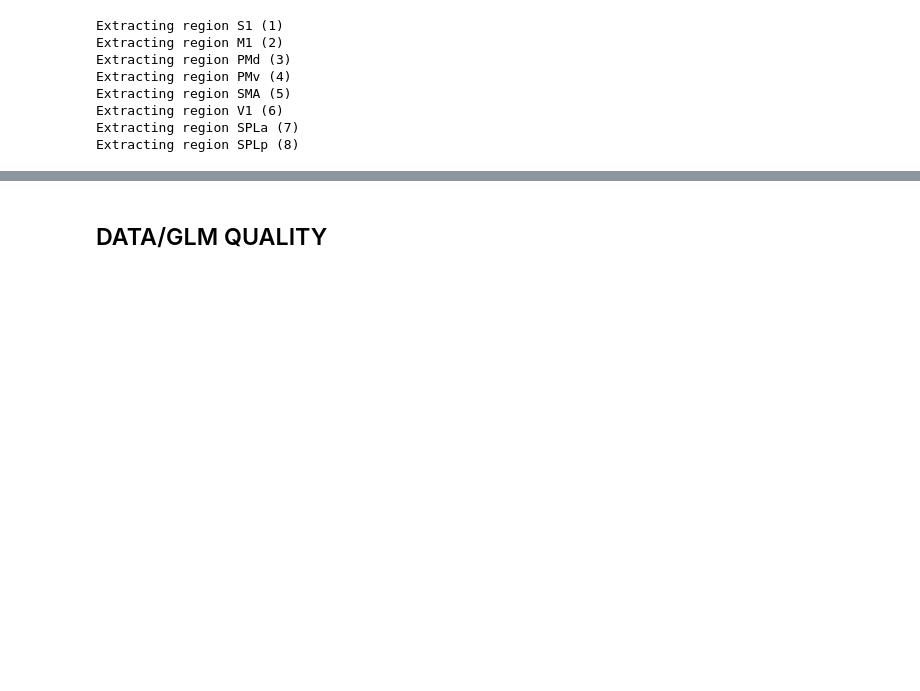
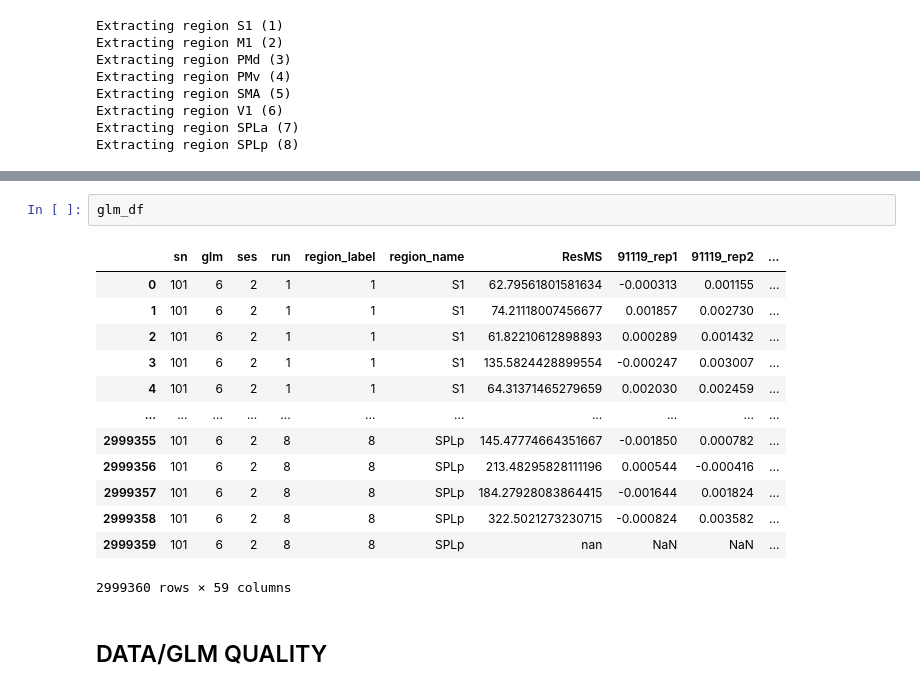
Before and after one commit to alighavam/EFC_patternfMRI, a Jupyter notebook: efcp_mri.ipynb, the cells around one changed output, grey strips where cells are left out. Cells and saved outputs as stored; diff of their text form; blank space fills up the shorter version.

```diff
--- a/efcp_mri.ipynb
+++ b/efcp_mri.ipynb
@@ -401,3 +404,19 @@ for i, r in enumerate(region_labels):
+# %%
+glm_df
+# %% [output]
+|  | sn | glm | ses | run | region_label | region_name | ResMS | 91119_rep1 | 91119_rep2 | ... |
+| 0 | 101 | 6 | 2 | 1 | 1 | S1 | 62.79561801581634 | -0.000313 | 0.001155 | ... |
+| 1 | 101 | 6 | 2 | 1 | 1 | S1 | 74.21118007456677 | 0.001857 | 0.002730 | ... |
+| 2 | 101 | 6 | 2 | 1 | 1 | S1 | 61.82210612898893 | 0.000289 | 0.001432 | ... |
+| 3 | 101 | 6 | 2 | 1 | 1 | S1 | 135.5824428899554 | -0.000247 | 0.003007 | ... |
+| 4 | 101 | 6 | 2 | 1 | 1 | S1 | 64.31371465279659 | 0.002030 | 0.002459 | ... |
+| ... | ... | ... | ... | ... | ... | ... | ... | ... | ... | ... |
+| 2999355 | 101 | 6 | 2 | 8 | 8 | SPLp | 145.47774664351667 | -0.001850 | 0.000782 | ... |
+| 2999356 | 101 | 6 | 2 | 8 | 8 | SPLp | 213.48295828111196 | 0.000544 | -0.000416 | ... |
+| 2999357 | 101 | 6 | 2 | 8 | 8 | SPLp | 184.27928083864415 | -0.001644 | 0.001824 | ... |
+| 2999358 | 101 | 6 | 2 | 8 | 8 | SPLp | 322.5021273230715 | -0.000824 | 0.003582 | ... |
+| 2999359 | 101 | 6 | 2 | 8 | 8 | SPLp | nan | NaN | NaN | ... |
+2999360 rows × 59 columns
 # %% [markdown]
 ## DATA/GLM QUALITY
 # %%
```
Also changed, not shown: parts of 1 cell of this notebook.
